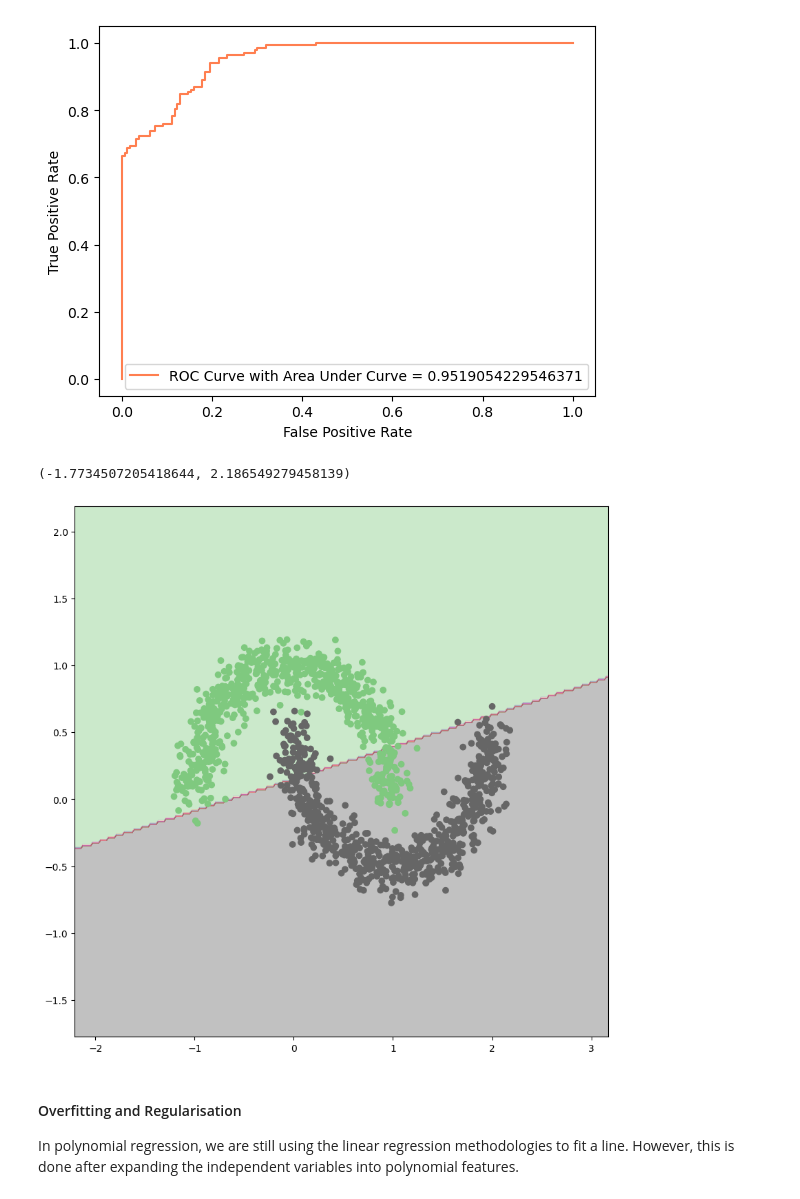
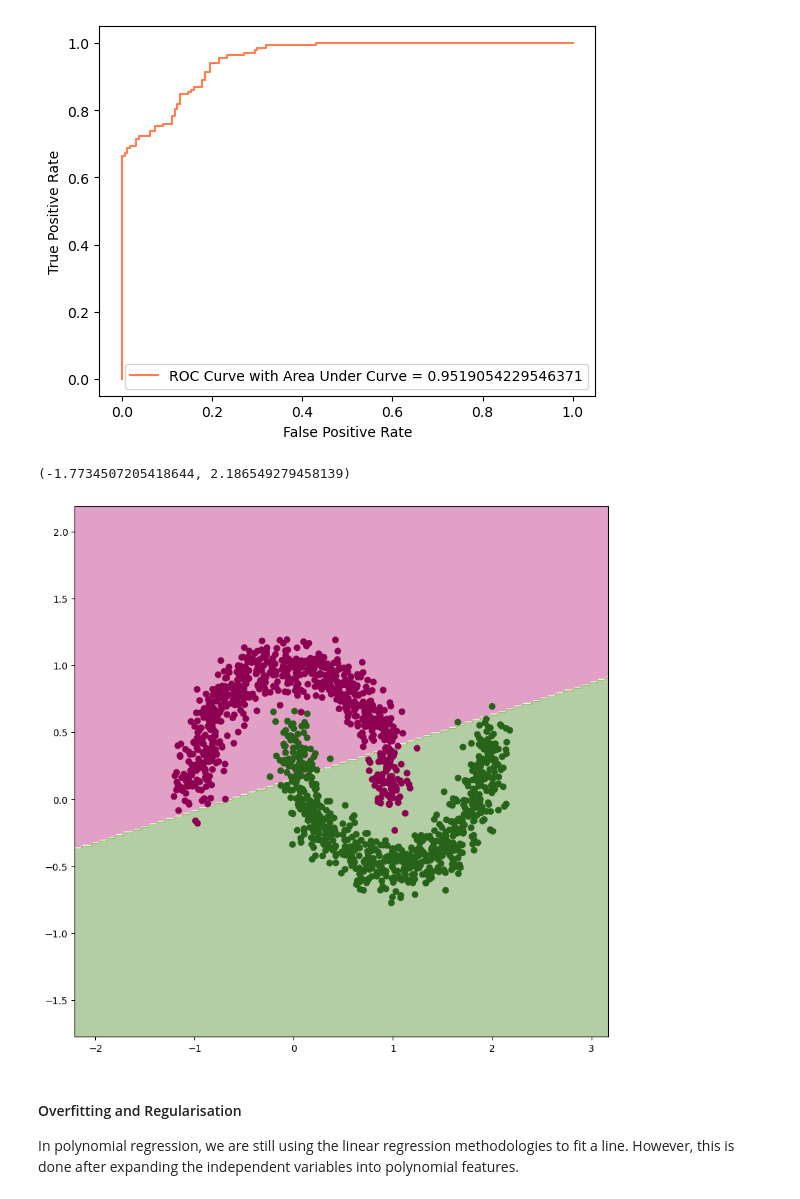
Before and after one commit to adamlewy3/Python-Projects, a Jupyter notebook: APress ML Book/8. Tuning Supervised Learners.ipynb, the cells around one changed output. Cells and saved outputs as stored; diff of their text form; code cells hidden in the pictures.

```diff
--- a/APress ML Book/8. Tuning Supervised Learners.ipynb
+++ b/APress ML Book/8. Tuning Supervised Learners.ipynb
@@ -195,20 +195,20 @@ plt.show()
 # %%
 x_min, x_max = X1[:,0].min()-1, X1[:,0].max()+1
 y_min, y_max = X1[:,1].min()-1, X1[:,1].max()+1
 
 xx, yy = np.meshgrid(np.arange(x_min, x_max, 0.02), np.arange(y_min, y_max, 0.02))
 
 Z = logreg.predict(np.c_[xx.ravel(), yy.ravel()]).reshape(xx.shape)
 plt.rcParams['figure.figsize'] = (10,10)
 plt.figure()
-plt.contourf(xx,yy, Z, alpha=0.4, cmap='Accent')
+plt.contourf(xx,yy, Z, alpha=0.4, cmap='PiYG')
 
-plt.scatter(X1[:,0], X1[:,1], c=Y1, cmap='Accent')
+plt.scatter(X1[:,0], X1[:,1], c=Y1, cmap='PiYG')
 plt.xlim(xx.min(), xx.max())
 plt.ylim(yy.min(), yy.max())
 # %% [output]
 (-1.7734507205418644, 2.186549279458139)
-[figure, old version]
+[figure, new version]
 # %% [markdown]
 #### Overfitting and Regularisation
 In polynomial regression, we are still using the linear regression methodologies to fit a line. However, this is done after expanding the independent variables into polynomial features.
```
Also changed, not shown: parts of 12 cells of this notebook, 2 other files.
